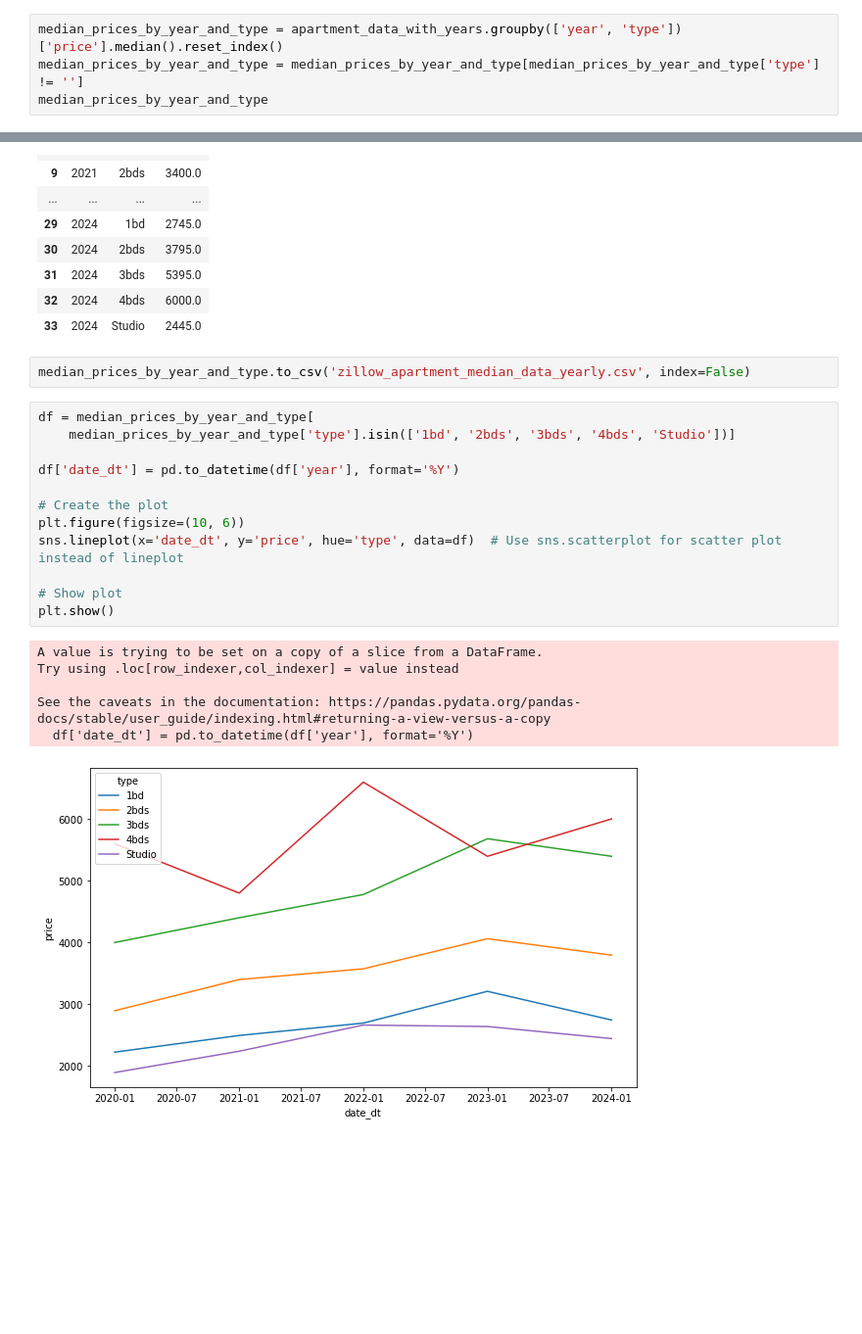
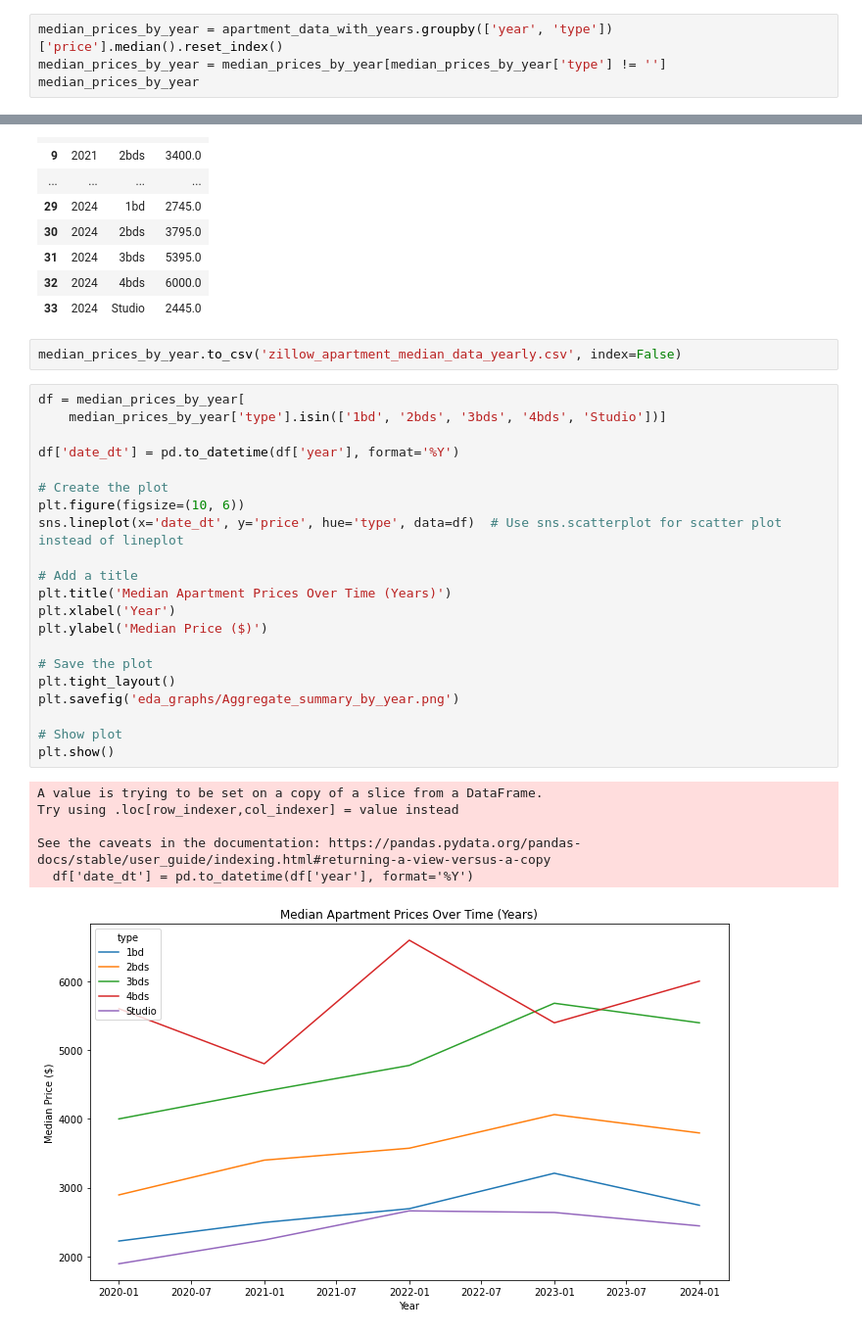
Before and after one commit to andychen2121/berkeley_dorm_housing_trends, a Jupyter notebook: apartment_data/apartment_eda.ipynb, the cells around one changed output, grey strips where cells are left out. Shown at 98% size. Cells and saved outputs as stored; diff of their text form; blank space fills up the shorter version.

```diff
--- a/apartment_data/apartment_eda.ipynb
+++ b/apartment_data/apartment_eda.ipynb
@@ -263,9 +277,9 @@ apartment_data_with_years
 | 3813 | 1450 | 1bd | 1ba | 1,000sqft | (undisclosed Address), Berkeley, ... | 2021-04-21 | 2021 |
 3813 rows × 7 columns
 # %%
-median_prices_by_year_and_type = apartment_data_with_years.groupby(['year', 'type'])['price'].median().reset_index()
-median_prices_by_year_and_type = median_prices_by_year_and_type[median_prices_by_year_and_type['type'] != '']
-median_prices_by_year_and_type
+median_prices_by_year = apartment_data_with_years.groupby(['year', 'type'])['price'].median().reset_index()
+median_prices_by_year = median_prices_by_year[median_prices_by_year['type'] != '']
+median_prices_by_year
 # %% [output]
 |  | year | type | price |
 | 0 | 2020 | 10bds | 1950.0 |
@@ -285,23 +299,32 @@ median_prices_by_year_and_type
 | 32 | 2024 | 4bds | 6000.0 |
 | 33 | 2024 | Studio | 2445.0 |
 # %%
-median_prices_by_year_and_type.to_csv('zillow_apartment_median_data_yearly.csv', index=False)
+median_prices_by_year.to_csv('zillow_apartment_median_data_yearly.csv', index=False)
 # %%
-df = median_prices_by_year_and_type[
-    median_prices_by_year_and_type['type'].isin(['1bd', '2bds', '3bds', '4bds', 'Studio'])]
+df = median_prices_by_year[
+    median_prices_by_year['type'].isin(['1bd', '2bds', '3bds', '4bds', 'Studio'])]
 
 df['date_dt'] = pd.to_datetime(df['year'], format='%Y')
 
 # Create the plot
 plt.figure(figsize=(10, 6))
 sns.lineplot(x='date_dt', y='price', hue='type', data=df)  # Use sns.scatterplot for scatter plot instead of lineplot
 
+# Add a title
+plt.title('Median Apartment Prices Over Time (Years)')
+plt.xlabel('Year')
+plt.ylabel('Median Price ($)')
+
+# Save the plot
+plt.tight_layout()
+plt.savefig('eda_graphs/Aggregate_summary_by_year.png')
+
 # Show plot
 plt.show()
 # %% [output]
 A value is trying to be set on a copy of a slice from a DataFrame.
 Try using .loc[row_indexer,col_indexer] = value instead
 
 See the caveats in the documentation: https://pandas.pydata.org/pandas-docs/stable/user_guide/indexing.html#returning-a-view-versus-a-copy
   df['date_dt'] = pd.to_datetime(df['year'], format='%Y')
-[figure, old version]
+[figure, new version]
```
Also changed, not shown: parts of 7 cells of this notebook, 12 other files.
